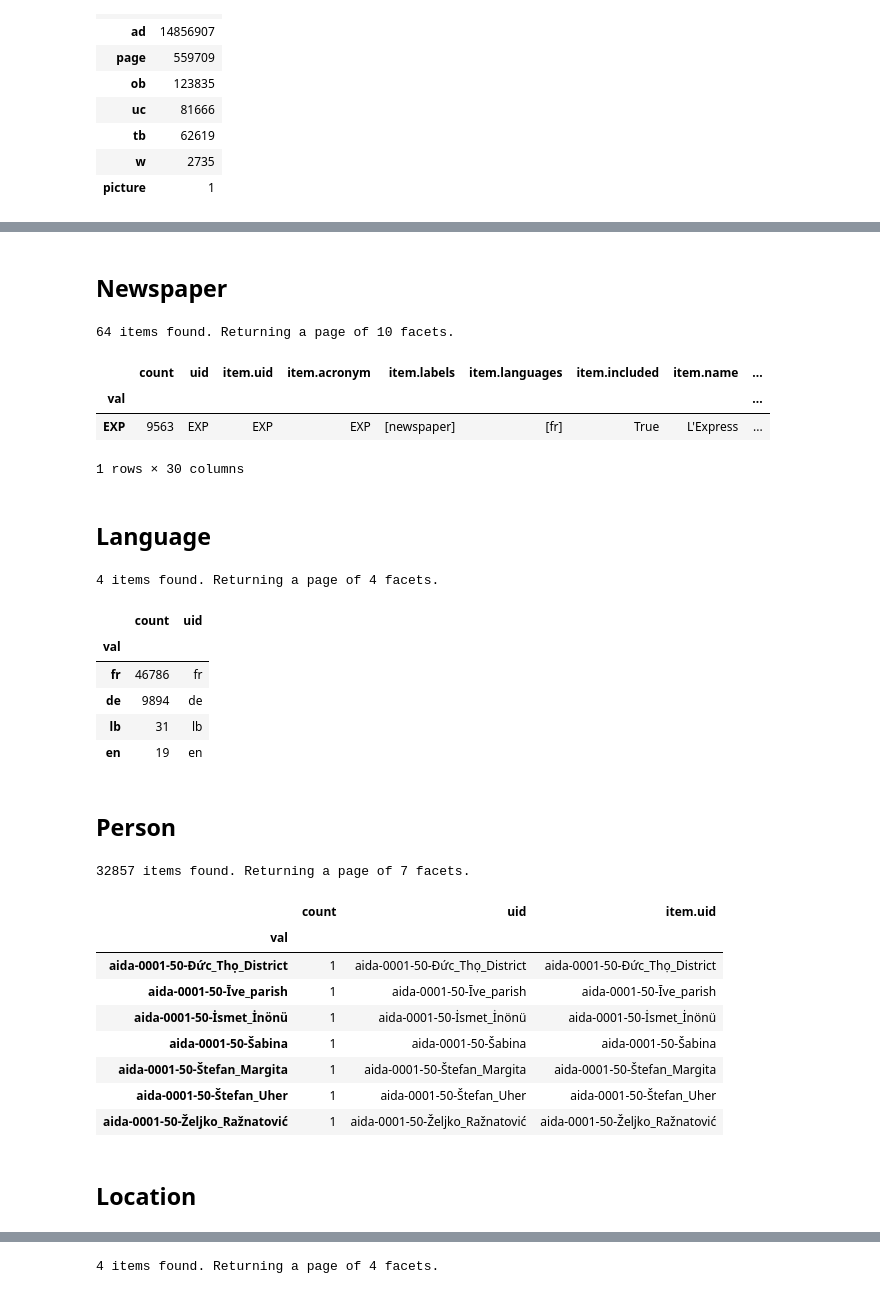
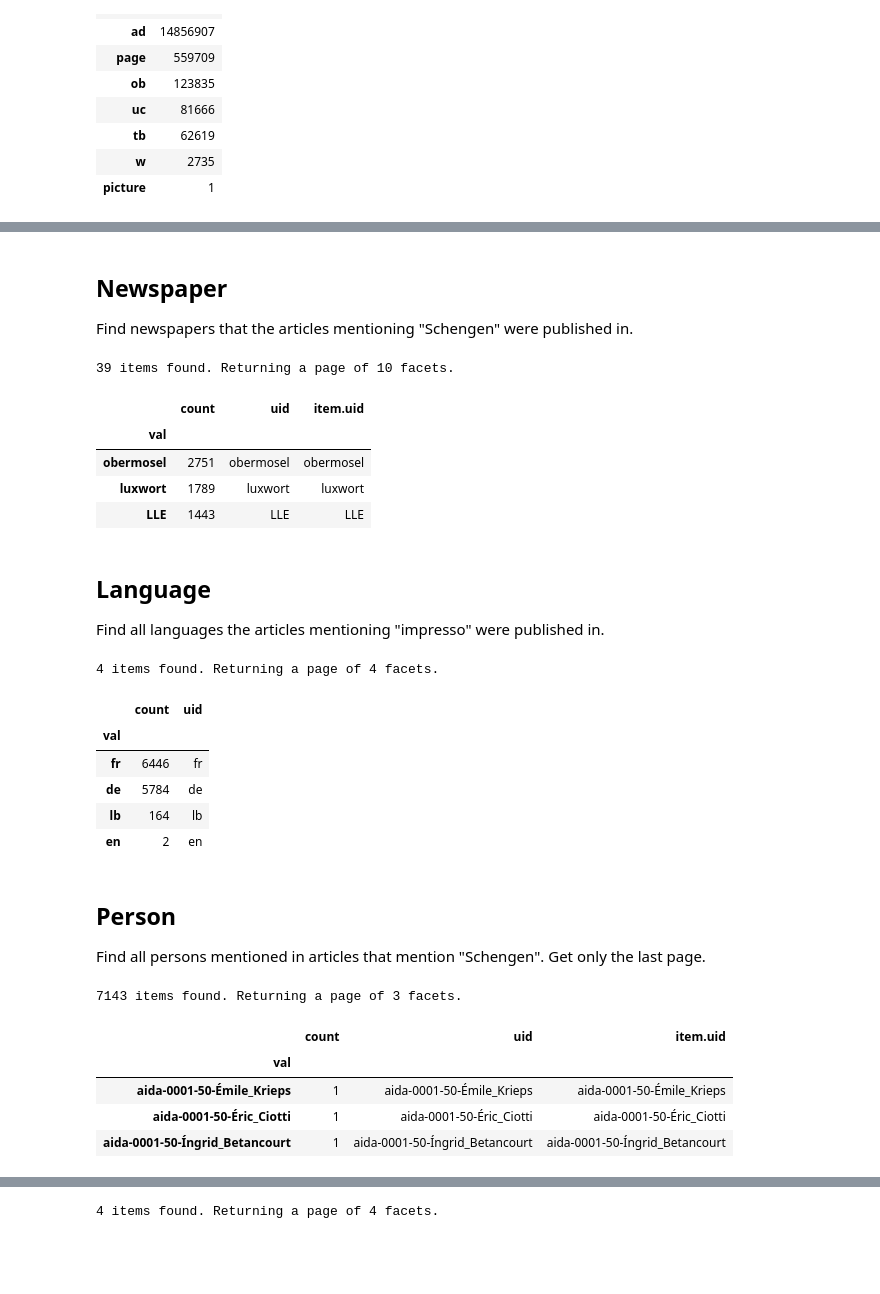
Before and after one commit to impresso/impresso-py, a Jupyter notebook: examples/notebooks/search.ipynb, the cells around one changed output, grey strips where cells are left out. Cells and saved outputs as stored; diff of their text form; code cells hidden in the pictures; blank space fills up the shorter version.

```diff
--- a/examples/notebooks/search.ipynb
+++ b/examples/notebooks/search.ipynb
@@ -416,45 +460,46 @@ result.df.head(1)
-# %% [markdown]
-## Newspaper
+# %% [markdown]
+## Newspaper
+
+Find newspapers that the articles mentioning "Schengen" were published in.
 # %%
-result = impresso.search.facet("newspaper", q="pomme")
+result = impresso.search.facet("newspaper", q="Schengen")
 print(f"{result.total} items found. Returning a page of {result.limit} facets.")
-result.df.head(1)
+result.df.head(3)
 # %% [output]
-64 items found. Returning a page of 10 facets.
+39 items found. Returning a page of 10 facets.
-|  | count | uid | item.uid | item.acronym | item.labels | item.languages | item.included | item.name | ... |
-| val |  |  |  |  |  |  |  |  | ... |
-| EXP | 9563 | EXP | EXP | EXP | [newspaper] | [fr] | True | L'Express | ... |
+|  | count | uid | item.uid |
+| val |  |  |  |
+| obermosel | 2751 | obermosel | obermosel |
+| luxwort | 1789 | luxwort | luxwort |
+| LLE | 1443 | LLE | LLE |
-1 rows × 30 columns
-# %% [markdown]
-## Language
+# %% [markdown]
+## Language
+
+Find all languages the articles mentioning "impresso" were published in.
 # %%
-result = impresso.search.facet("language", q="pomme")
+result = impresso.search.facet("language", q="Schengen")
 print(f"{result.total} items found. Returning a page of {result.limit} facets.")
 result.df
 # %% [output]
 4 items found. Returning a page of 4 facets.
 |  | count | uid |
 | val |  |  |
-| fr | 46786 | fr |
-| de | 9894 | de |
-| lb | 31 | lb |
-| en | 19 | en |
+| fr | 6446 | fr |
+| de | 5784 | de |
+| lb | 164 | lb |
+| en | 2 | en |
-# %% [markdown]
-## Person
+# %% [markdown]
+## Person
+
+Find all persons mentioned in articles that mention "Schengen". Get only the last page.
 # %%
-result = impresso.search.facet("person", q="pomme", offset=32850)
+result = impresso.search.facet("person", q="Schengen", offset=7140)
 print(f"{result.total} items found. Returning a page of {result.limit} facets.")
 result.df
 # %% [output]
-32857 items found. Returning a page of 7 facets.
+7143 items found. Returning a page of 3 facets.
 |  | count | uid | item.uid |
 | val |  |  |  |
-| aida-0001-50-Đức_Thọ_District | 1 | aida-0001-50-Đức_Thọ_District | aida-0001-50-Đức_Thọ_District |
-| aida-0001-50-Īve_parish | 1 | aida-0001-50-Īve_parish | aida-0001-50-Īve_parish |
-| aida-0001-50-İsmet_İnönü | 1 | aida-0001-50-İsmet_İnönü | aida-0001-50-İsmet_İnönü |
-| aida-0001-50-Šabina | 1 | aida-0001-50-Šabina | aida-0001-50-Šabina |
-| aida-0001-50-Štefan_Margita | 1 | aida-0001-50-Štefan_Margita | aida-0001-50-Štefan_Margita |
-| aida-0001-50-Štefan_Uher | 1 | aida-0001-50-Štefan_Uher | aida-0001-50-Štefan_Uher |
-| aida-0001-50-Željko_Ražnatović | 1 | aida-0001-50-Željko_Ražnatović | aida-0001-50-Željko_Ražnatović |
+| aida-0001-50-Émile_Krieps | 1 | aida-0001-50-Émile_Krieps | aida-0001-50-Émile_Krieps |
+| aida-0001-50-Éric_Ciotti | 1 | aida-0001-50-Éric_Ciotti | aida-0001-50-Éric_Ciotti |
+| aida-0001-50-Íngrid_Betancourt | 1 | aida-0001-50-Íngrid_Betancourt | aida-0001-50-Íngrid_Betancourt |
-# %% [markdown]
-## Location
```
Also changed, not shown: parts of 66 cells of this notebook, 4 other files.
